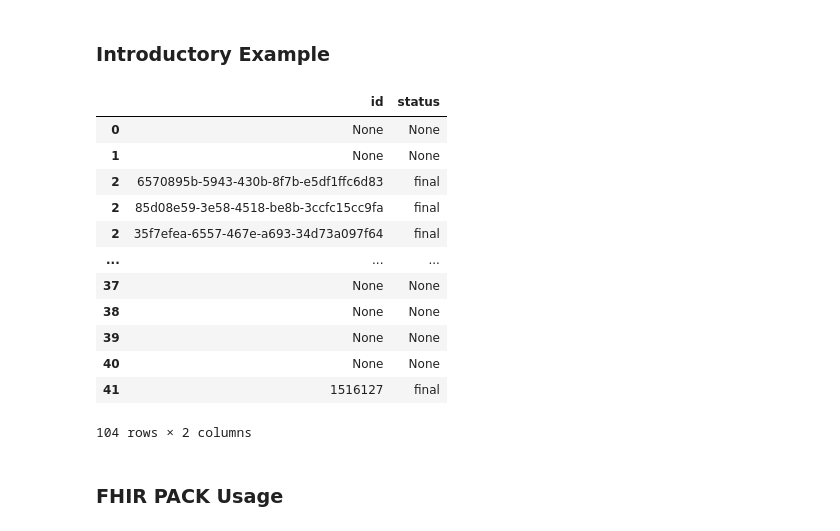
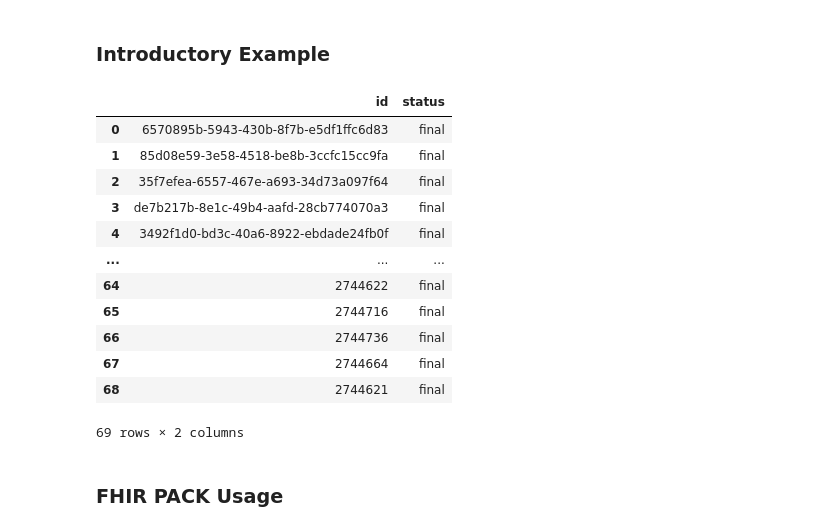
Before and after one commit to fhirpack/fhirpack, a Jupyter notebook: docs/examples/usage.ipynb, the cells around one changed output. Saved outputs shown, nothing was run; the diff lists cells and outputs as text; code cells hidden in the pictures.

```diff
--- a/docs/examples/usage.ipynb
+++ b/docs/examples/usage.ipynb
@@ -121,28 +121,28 @@ pack.getPatients(['2918556'])
 # %%
 # for patients whose lastname is Koepp, find the root identity,
 # get their associated diagnostic reports and report their ID and status
 
 pack.getPatients(searchParams={"family":"koepp"})\
 	.getRootPatients()\
 		.explode()\
 			.getDiagnosticReports()\
 				.dropna()\
 					.gatherSimplePaths(['id','status'])\
-						.explode(['id','status'])
+						# .explode(['id','status'])
 # %% [output]
 |  | id | status |
-| 0 | None | None |
-| 1 | None | None |
-| 2 | 6570895b-5943-430b-8f7b-e5df1ffc6d83 | final |
-| 2 | 85d08e59-3e58-4518-be8b-3ccfc15cc9fa | final |
+| 0 | 6570895b-5943-430b-8f7b-e5df1ffc6d83 | final |
+| 1 | 85d08e59-3e58-4518-be8b-3ccfc15cc9fa | final |
 | 2 | 35f7efea-6557-467e-a693-34d73a097f64 | final |
+| 3 | de7b217b-8e1c-49b4-aafd-28cb774070a3 | final |
+| 4 | 3492f1d0-bd3c-40a6-8922-ebdade24fb0f | final |
 | ... | ... | ... |
-| 37 | None | None |
-| 38 | None | None |
-| 39 | None | None |
-| 40 | None | None |
-| 41 | 1516127 | final |
+| 64 | 2744622 | final |
+| 65 | 2744716 | final |
+| 66 | 2744736 | final |
+| 67 | 2744664 | final |
+| 68 | 2744621 | final |
-104 rows × 2 columns
+69 rows × 2 columns
 # %% [markdown]
 ### FHIR PACK Usage
 # %% [markdown]
```
Also changed, not shown: parts of 25 cells of this notebook, 19 other files.
